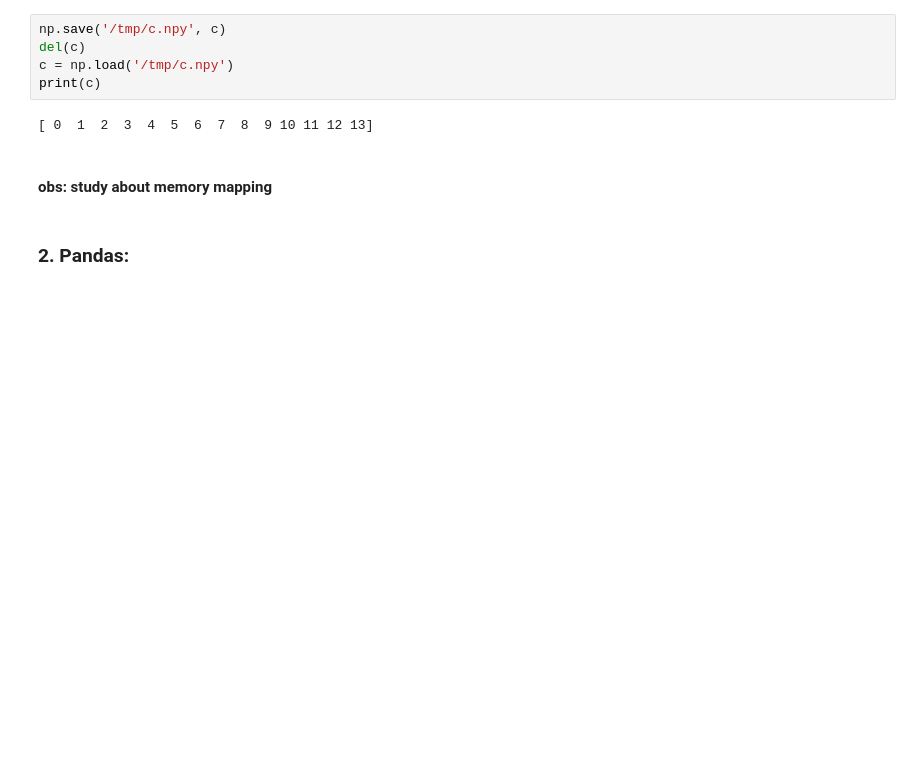
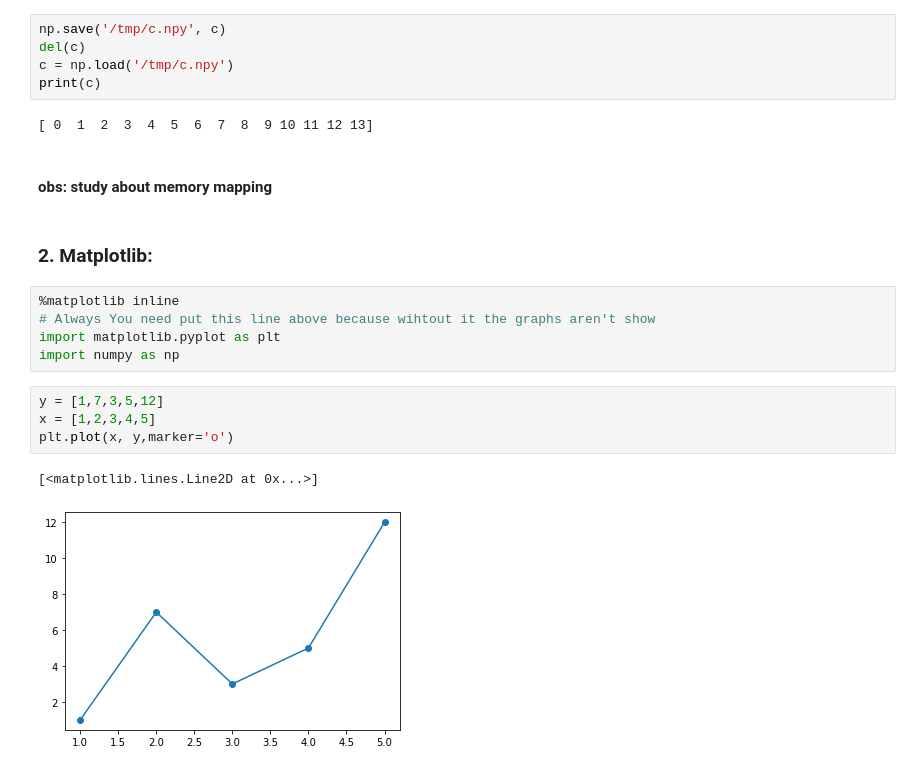
Before and after one commit to joaocarvoli-university/intro-data-science, a Jupyter notebook: notebooks-viewer/03-Libs (Numpy, Matplotlib, Pandas).ipynb, the cells around one changed output. Saved outputs shown, nothing was run; the diff lists cells and outputs as text; blank space fills up the shorter version.

Commit message:
lib: matplotlib

```diff
--- a/notebooks-viewer/03-Libs (Numpy, Matplotlib, Pandas).ipynb
+++ b/notebooks-viewer/03-Libs (Numpy, Matplotlib, Pandas).ipynb
@@ -109,4 +109,16 @@ print(c)
 # %% [markdown]
 #### obs: study about memory mapping
 # %% [markdown]
-### 2. Pandas:
+### 2. Matplotlib:
+# %%
+%matplotlib inline
+# Always You need put this line above because wihtout it the graphs aren't show
+import matplotlib.pyplot as plt
+import numpy as np
+# %%
+y = [1,7,3,5,12]
+x = [1,2,3,4,5]
+plt.plot(x, y,marker='o')
+# %% [output]
+[<matplotlib.lines.Line2D at 0x...>]
+[figure, added]
```
Also changed, not shown: parts of 21 cells of this notebook.
